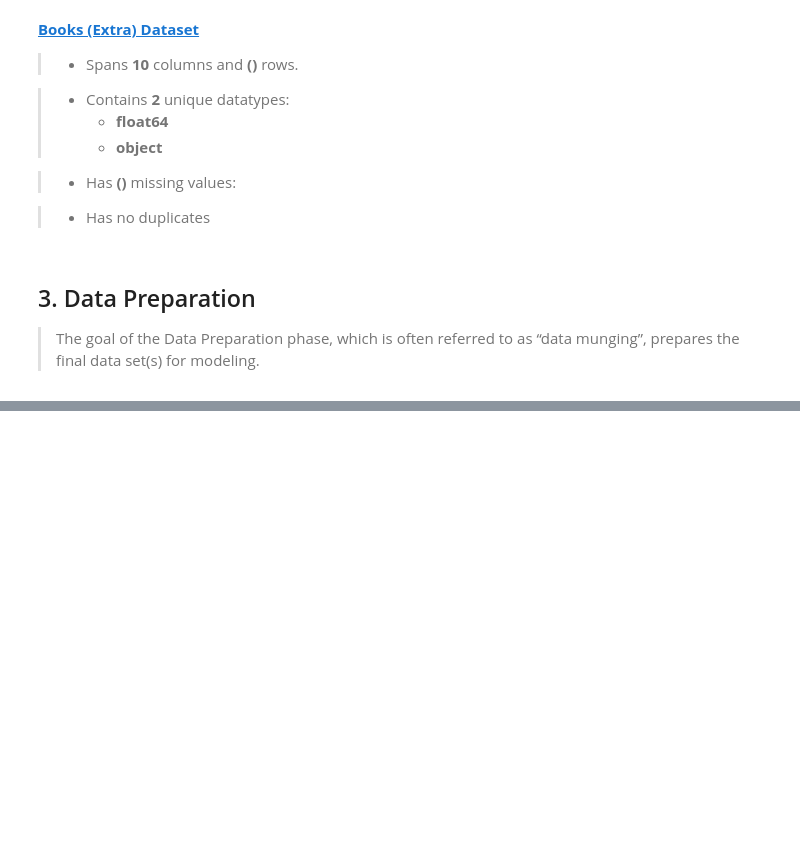
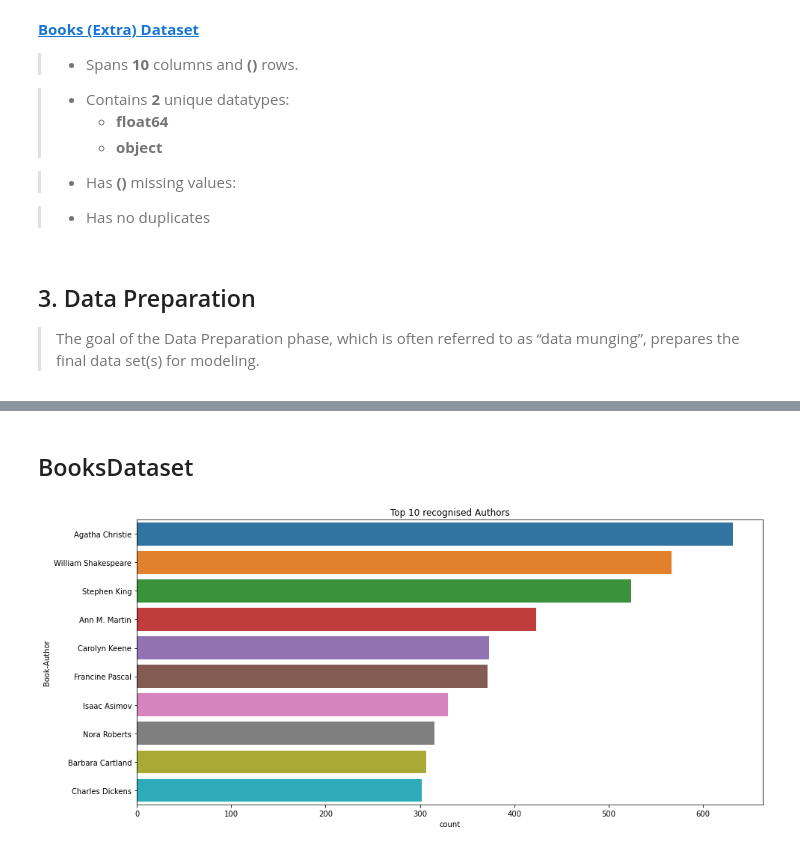
Before and after one commit to Azegele/Phase-5-Project, a Jupyter notebook: index.ipynb, the cells around one changed output, grey strips where cells are left out. Drawn from its saved outputs; the diff is of its cells as text; code cells hidden in the pictures; blank space fills up the shorter version.

```diff
--- a/index.ipynb
+++ b/index.ipynb
@@ -442,0 +565,6 @@ There are 0 duplicated records in the DataFrame.
+# %% [markdown]
+## BooksDataset
+# %%
+count_plot('Book-Author', books, 'Top 10 recognised Authors')
+# %% [output]
+[figure, added]
```
Also changed, not shown: parts of 20 cells of this notebook.
